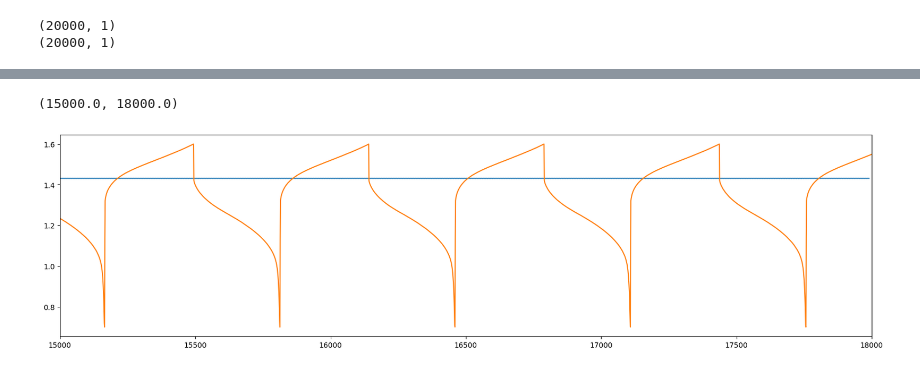
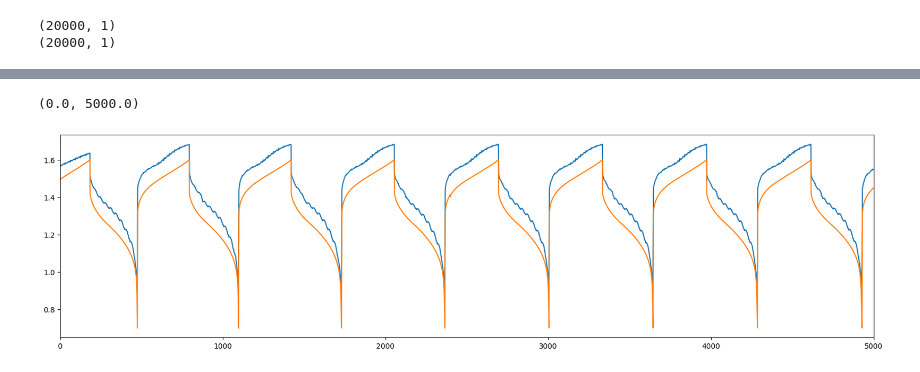
Before and after one commit to fertile04/HoHo, a Jupyter notebook: SOC/new_prac_tf(v_data)(plan_1) copy.ipynb, the cells around one changed output, grey strips where cells are left out. Drawn from its saved outputs; the diff is of its cells as text; code cells hidden in the pictures.

```diff
--- a/SOC/new_prac_tf(v_data)(plan_1) copy.ipynb
+++ b/SOC/new_prac_tf(v_data)(plan_1) copy.ipynb
@@ -98,27 +96,6 @@ print(dataset_d.y.shape)
 # %% [output]
 (20000, 1)
 (20000, 1)
-# %%
-class PositionalEncoding(nn.Module):
-    def __init__(self, d_model, dropout=0.1, max_len=20000):
-        super(PositionalEncoding, self).__init__()
-        self.dropout = nn.Dropout(p=dropout)
-
-        pe = torch.zeros(max_len, d_model)
-        position = torch.arange(0, max_len, dtype=torch.float).unsqueeze(1)
-        div_term = torch.exp(torch.arange(0, d_model, 2).float() * (-math.log(10000.0) / d_model))
-        pe[:, 0::2] = torch.sin(position * div_term)
-        pe[:, 1::2] = torch.cos(position * div_term)
-        pe = pe.unsqueeze(0).transpose(0, 1)
-        self.register_buffer('pe', pe)
-
-    def forward(self, x):
-        x = x + self.pe[:x.size(0), :]
-        return self.dropout(x)
-
-def gen_attention_mask(x):
-    mask = torch.eq(x, 0)
-    return mask
 # %%
 class TFModel(nn.Module):
     def __init__(self,d_model, nhead, nhid, nlayers, dropout=0.5):
@@ -179,5 +150,5 @@ print(train_dataset.Trg.shape)
 # %%
-epoch = 1000
+epoch = 20
 model.train()
 progress = tqdm(range(epoch))
 
@@ -274,5 +190,5 @@ print(result)
 # src.shape
 
 
-eval_dataset = StrideDataset("180801_RFB_510cy_006_DC_20000.csv", 2000, 2000, stride=2000)
-eval_dataloader = DataLoader(eval_dataset, batch_size=64, shuffle=False, drop_last=False)
+eval_dataset = StrideDataset("180801_RFB_510cy_006_DC_20000.csv", 400, 2, stride=1)
+eval_dataloader = DataLoader(eval_dataset, batch_size=32, shuffle=False, drop_last=False)
@@ -301,10 +201,10 @@ n = 1
 with torch.no_grad():
     for (inputs, dec_input, outputs) in eval_dataloader:
         src_mask = model.generate_square_subsequent_mask(inputs.shape[1]).to(device)
-        tgt_mask = model.generate_square_subsequent_mask(dec_inputs.shape[1]).to(device)
+        tgt_mask = model.generate_square_subsequent_mask(dec_input.shape[1]).to(device)
 
-        print(inputs.shape)
-        to_numpy = model(inputs.float().to(device), dec_inputs.float().to(device), src_mask, tgt_mask).detach().cpu().numpy()
+        #print(inputs.shape)
+        to_numpy = model(inputs.float().to(device), dec_input.float().to(device), src_mask, tgt_mask).detach().cpu().numpy()
 
         predictions = np.append(predictions, to_numpy)
 
@@ -340,16 +223,16 @@ print(predictions.shape)
 # %%
 plt.figure(figsize=(20,5))
 # plt.plot(range(20000-639,20000),dataset_d.y[20000-639:], label="real")
 plt.plot(predictions, label="predict")
-plt.plot(range(20000-500),dataset_d.y[500:], label="real")
-plt.xlim(15000,18000)
+plt.plot(dataset_d.y[400:], label="real")
+plt.xlim(0,5000)
 
 
 # plt.legend()
 # plt.show()
 # %% [output]
-(15000.0, 18000.0)
+(0.0, 5000.0)
-[figure, old version]
+[figure, new version]
 # %%
 import torch, gc
 gc.collect()
```
Also changed, not shown: parts of 14 cells of this notebook, 7 other files.
